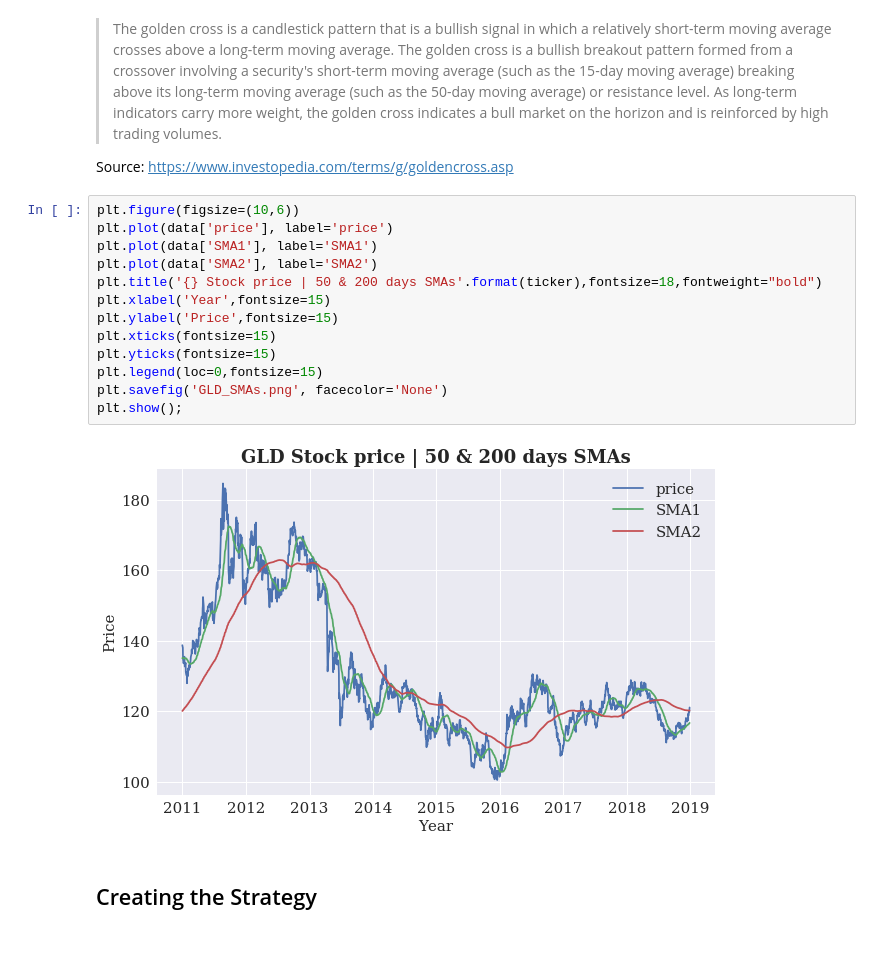
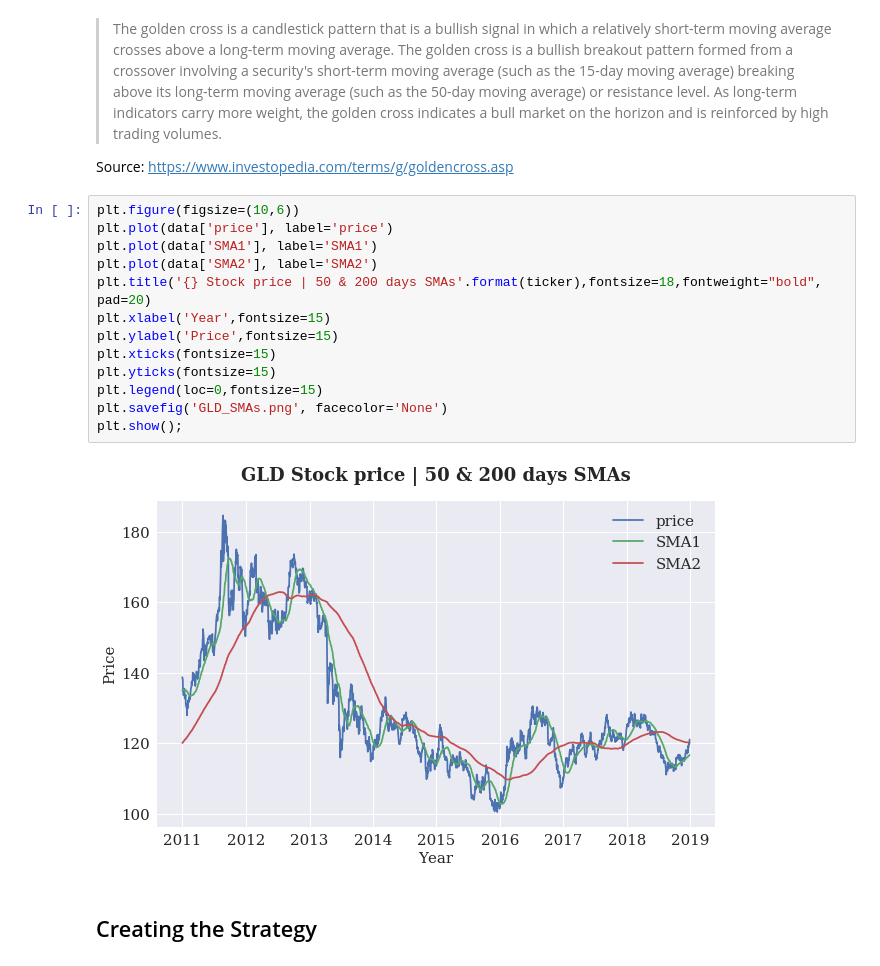
Before and after one commit to mateomarks/Algorithmic-Trading, a Jupyter notebook: Simple Moving Average.ipynb, the cells around one changed output. Cells and saved outputs as stored; diff of their text form.

```diff
--- a/Simple Moving Average.ipynb
+++ b/Simple Moving Average.ipynb
@@ -117,18 +117,18 @@ Source: https://www.investopedia.com/terms/g/goldencross.asp
 # %%
 plt.figure(figsize=(10,6))
 plt.plot(data['price'], label='price')
 plt.plot(data['SMA1'], label='SMA1')
 plt.plot(data['SMA2'], label='SMA2')
-plt.title('{} Stock price | 50 & 200 days SMAs'.format(ticker),fontsize=18,fontweight="bold")
+plt.title('{} Stock price | 50 & 200 days SMAs'.format(ticker),fontsize=18,fontweight="bold", pad=20)
 plt.xlabel('Year',fontsize=15)
 plt.ylabel('Price',fontsize=15)
 plt.xticks(fontsize=15)
 plt.yticks(fontsize=15)
 plt.legend(loc=0,fontsize=15)
 plt.savefig('GLD_SMAs.png', facecolor='None')
 plt.show();
 # %% [output]
-[figure, old version]
+[figure, new version]
 # %% [markdown]
 ## Creating the Strategy
 # %% [markdown]
```
Also changed, not shown: parts of 3 cells of this notebook.
